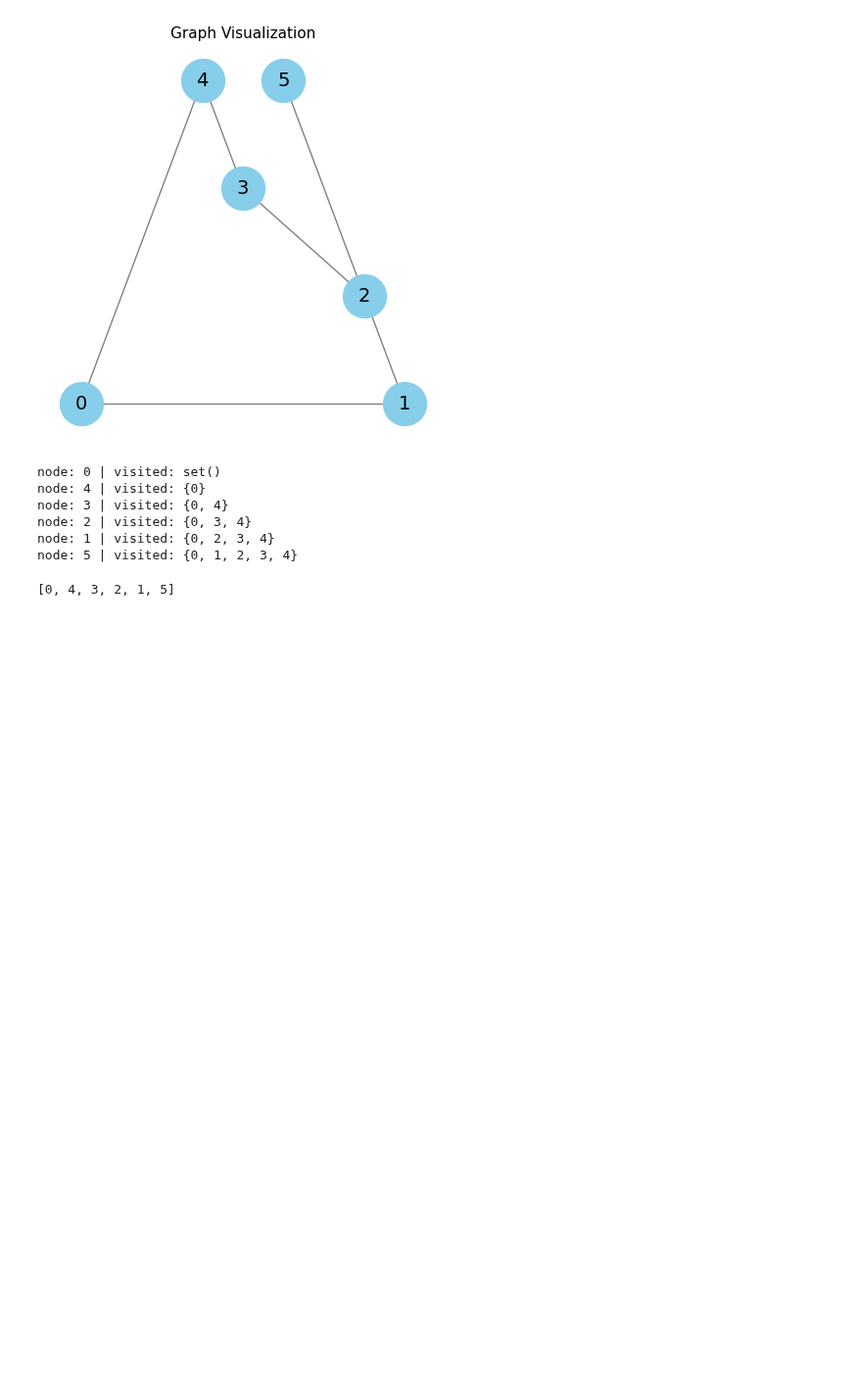
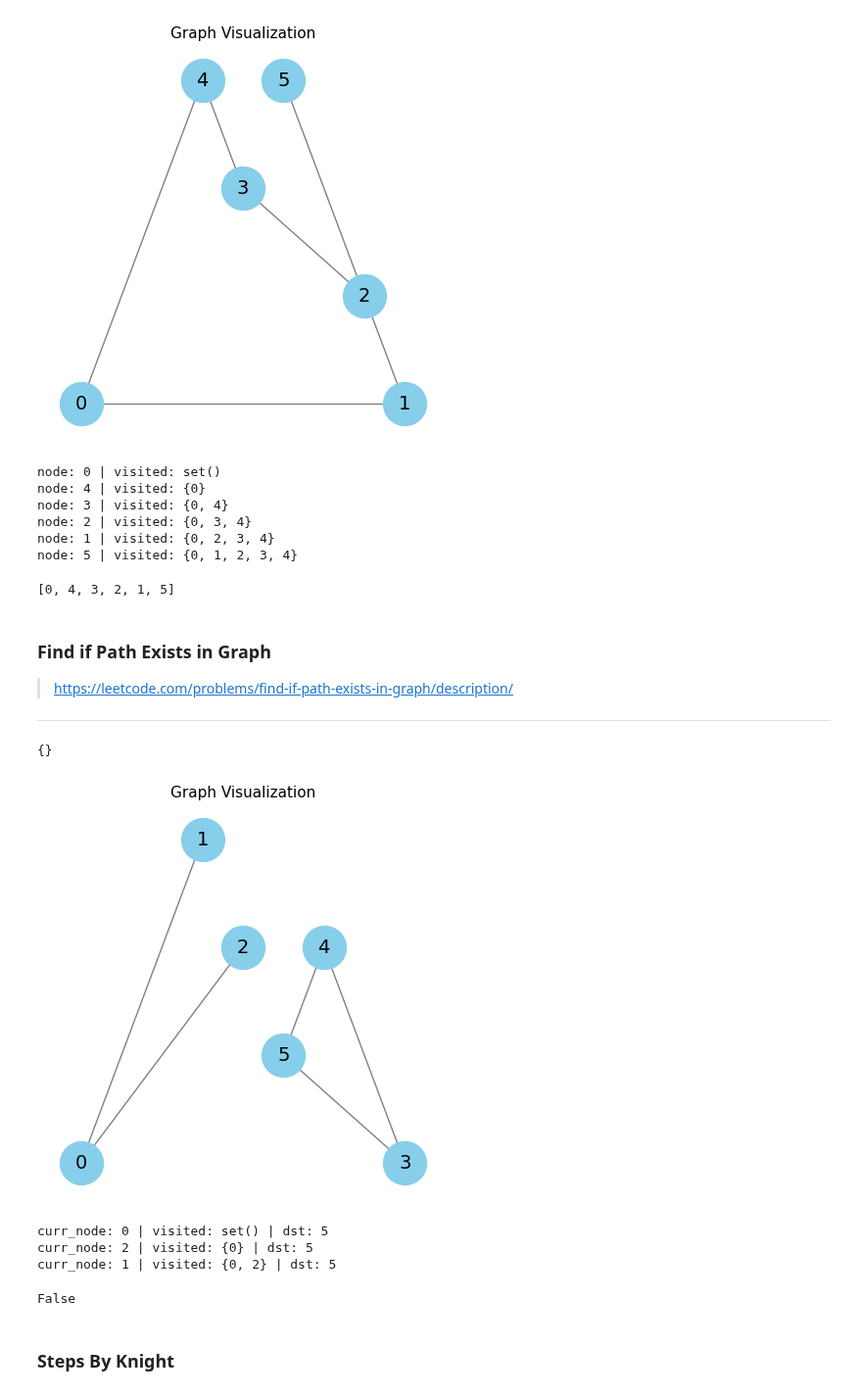
Before and after one commit to ShaunakSen/Problem-Solving-and-Algorithms, a Jupyter notebook: DSA/graphs/graph_01.ipynb, the cells around one changed output. Shown at 98% size. Cells and saved outputs as stored; diff of their text form; code cells hidden in the pictures; blank space fills up the shorter version.

```diff
--- a/DSA/graphs/graph_01.ipynb
+++ b/DSA/graphs/graph_01.ipynb
@@ -456,3 +457,13 @@ node: 2 | visited: {0, 3, 4}
 node: 1 | visited: {0, 2, 3, 4}
 node: 5 | visited: {0, 1, 2, 3, 4}
 [0, 4, 3, 2, 1, 5]
+# %% [markdown]
+### Find if Path Exists in Graph
+
+> https://leetcode.com/problems/find-if-path-exists-in-graph/description/
+
+
+---
+# %%
+edges = []
+g = Graph(edgelist=edges)
@@ -458,0 +472,8 @@ node: 5 | visited: {0, 1, 2, 3, 4}
+# %%
+adjacency_list
+# %% [output]
+{}
+# %%
+visualize_graph(edges)
+# %% [output]
+[figure, added]
@@ -458,0 +535,9 @@ node: 5 | visited: {0, 1, 2, 3, 4}
+# %%
+dfs_traversal(g, 0, 5)
+# %% [output]
+curr_node: 0 | visited: set() | dst: 5
+curr_node: 2 | visited: {0} | dst: 5
+curr_node: 1 | visited: {0, 2} | dst: 5
+False
+# %% [markdown]
+### Steps By Knight
```
Also changed, not shown: parts of 14 cells of this notebook, 1 other file.
